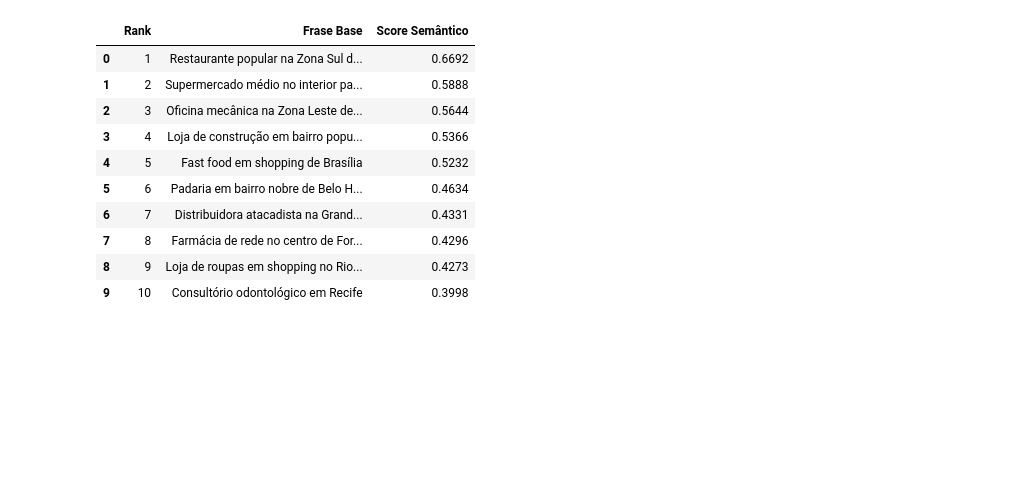
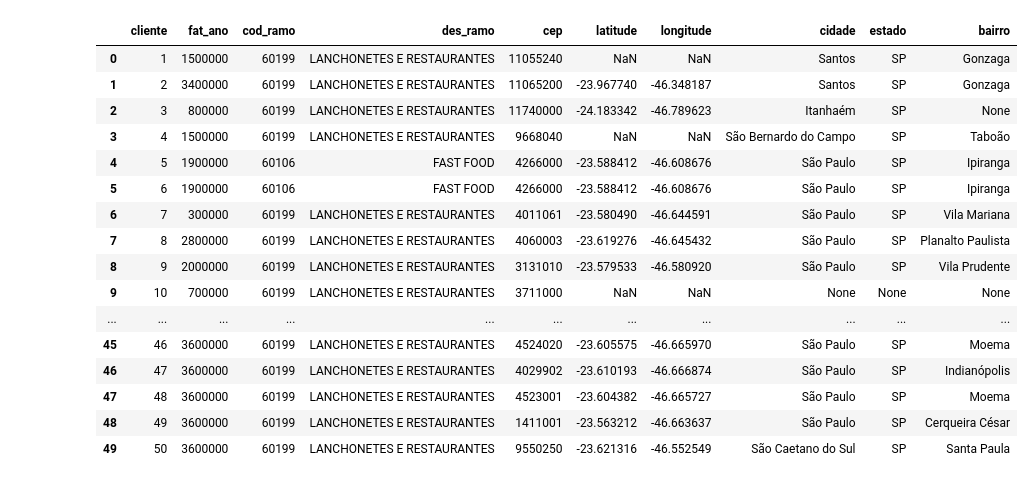
Before and after one commit to leonardosm2/POC_GenAI, a Jupyter notebook: Untitled.ipynb, the cells around one changed output. Drawn from its saved outputs; the diff is of its cells as text; code cells hidden in the pictures; blank space fills up the shorter version.

```diff
--- a/Untitled.ipynb
+++ b/Untitled.ipynb
@@ -45,24 +9,46 @@ distancias, indices = index.search(vetor_consulta, k)
-# %%
-resultados = []
-for i, idx in enumerate(indices[0]):
-    dist = float(distancias[0][i])
-    resultados.append({
-        "Rank": i+1,
-        "Frase Base": frases_base[idx],
-        "Score Semântico": round(dist, 4)
-    })
-
-df_resultado = pd.DataFrame(resultados)
-df_resultado
-# %% [output]
-|  | Rank | Frase Base | Score Semântico |
-| 0 | 1 | Restaurante popular na Zona Sul d... | 0.6692 |
-| 1 | 2 | Supermercado médio no interior pa... | 0.5888 |
-| 2 | 3 | Oficina mecânica na Zona Leste de... | 0.5644 |
-| 3 | 4 | Loja de construção em bairro popu... | 0.5366 |
-| 4 | 5 | Fast food em shopping de Brasília | 0.5232 |
-| 5 | 6 | Padaria em bairro nobre de Belo H... | 0.4634 |
-| 6 | 7 | Distribuidora atacadista na Grand... | 0.4331 |
-| 7 | 8 | Farmácia de rede no centro de For... | 0.4296 |
-| 8 | 9 | Loja de roupas em shopping no Rio... | 0.4273 |
-| 9 | 10 | Consultório odontológico em Recife | 0.3998 |
+# %%
+def buscar_dados_cep(cep):
+    cep = str(cep).strip().replace('-', '').zfill(8)
+    try:
+        resp = requests.get(f'https://brasilapi.com.br/api/cep/v2/{cep}')
+        if resp.status_code != 200:
+            return pd.Series([None] * 5, index=['latitude', 'longitude', 'cidade', 'estado', 'bairro'])
+
+        data = resp.json()
+
+        lat_raw = data.get('location', {}).get('coordinates', {}).get('latitude')
+        lon_raw = data.get('location', {}).get('coordinates', {}).get('longitude')
+
+        latitude = float(lat_raw) if lat_raw is not None else None
+        longitude = float(lon_raw) if lon_raw is not None else None
+        cidade = data.get('city')
+        estado = data.get('state')
+        bairro = data.get('neighborhood')
+
+        return pd.Series([latitude, longitude, cidade, estado, bairro], index=['latitude', 'longitude', 'cidade', 'estado', 'bairro'])
+
+    except Exception:
+        return pd.Series([None] * 5, index=['latitude', 'longitude', 'cidade', 'estado', 'bairro'])
+# %%
+tqdm.pandas()
+base = pd.read_excel('base.xlsx')
+base[['latitude', 'longitude', 'cidade', 'estado', 'bairro']] = base['cep'].progress_apply(buscar_dados_cep)
+base
+# %% [output]
+|  | cliente | fat_ano | cod_ramo | des_ramo | cep | latitude | longitude | cidade | estado | bairro |
+| 0 | 1 | 1500000 | 60199 | LANCHONETES E RESTAURANTES | 11055240 | NaN | NaN | Santos | SP | Gonzaga |
+| 1 | 2 | 3400000 | 60199 | LANCHONETES E RESTAURANTES | 11065200 | -23.967740 | -46.348187 | Santos | SP | Gonzaga |
+| 2 | 3 | 800000 | 60199 | LANCHONETES E RESTAURANTES | 11740000 | -24.183342 | -46.789623 | Itanhaém | SP | None |
+| 3 | 4 | 1500000 | 60199 | LANCHONETES E RESTAURANTES | 9668040 | NaN | NaN | São Bernardo do Campo | SP | Taboão |
+| 4 | 5 | 1900000 | 60106 | FAST FOOD | 4266000 | -23.588412 | -46.608676 | São Paulo | SP | Ipiranga |
+| 5 | 6 | 1900000 | 60106 | FAST FOOD | 4266000 | -23.588412 | -46.608676 | São Paulo | SP | Ipiranga |
+| 6 | 7 | 300000 | 60199 | LANCHONETES E RESTAURANTES | 4011061 | -23.580490 | -46.644591 | São Paulo | SP | Vila Mariana |
+| 7 | 8 | 2800000 | 60199 | LANCHONETES E RESTAURANTES | 4060003 | -23.619276 | -46.645432 | São Paulo | SP | Planalto Paulista |
+| 8 | 9 | 2000000 | 60199 | LANCHONETES E RESTAURANTES | 3131010 | -23.579533 | -46.580920 | São Paulo | SP | Vila Prudente |
+| 9 | 10 | 700000 | 60199 | LANCHONETES E RESTAURANTES | 3711000 | NaN | NaN | None | None | None |
+| ... | ... | ... | ... | ... | ... | ... | ... | ... | ... | ... |
+| 45 | 46 | 3600000 | 60199 | LANCHONETES E RESTAURANTES | 4524020 | -23.605575 | -46.665970 | São Paulo | SP | Moema |
+| 46 | 47 | 3600000 | 60199 | LANCHONETES E RESTAURANTES | 4029902 | -23.610193 | -46.666874 | São Paulo | SP | Indianópolis |
+| 47 | 48 | 3600000 | 60199 | LANCHONETES E RESTAURANTES | 4523001 | -23.604382 | -46.665727 | São Paulo | SP | Moema |
+| 48 | 49 | 3600000 | 60199 | LANCHONETES E RESTAURANTES | 1411001 | -23.563212 | -46.663637 | São Paulo | SP | Cerqueira César |
+| 49 | 50 | 3600000 | 60199 | LANCHONETES E RESTAURANTES | 9550250 | -23.621316 | -46.552549 | São Caetano do Sul | SP | Santa Paula |
```
Also changed, not shown: parts of 19 cells of this notebook.
